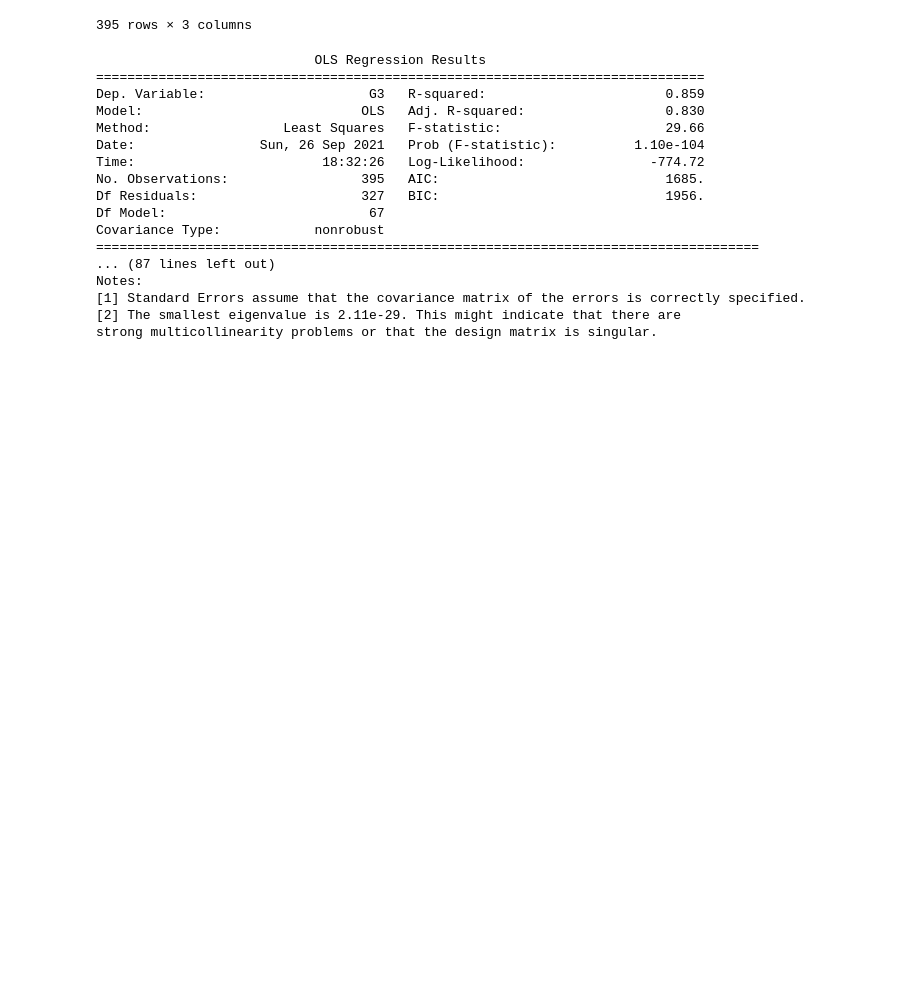
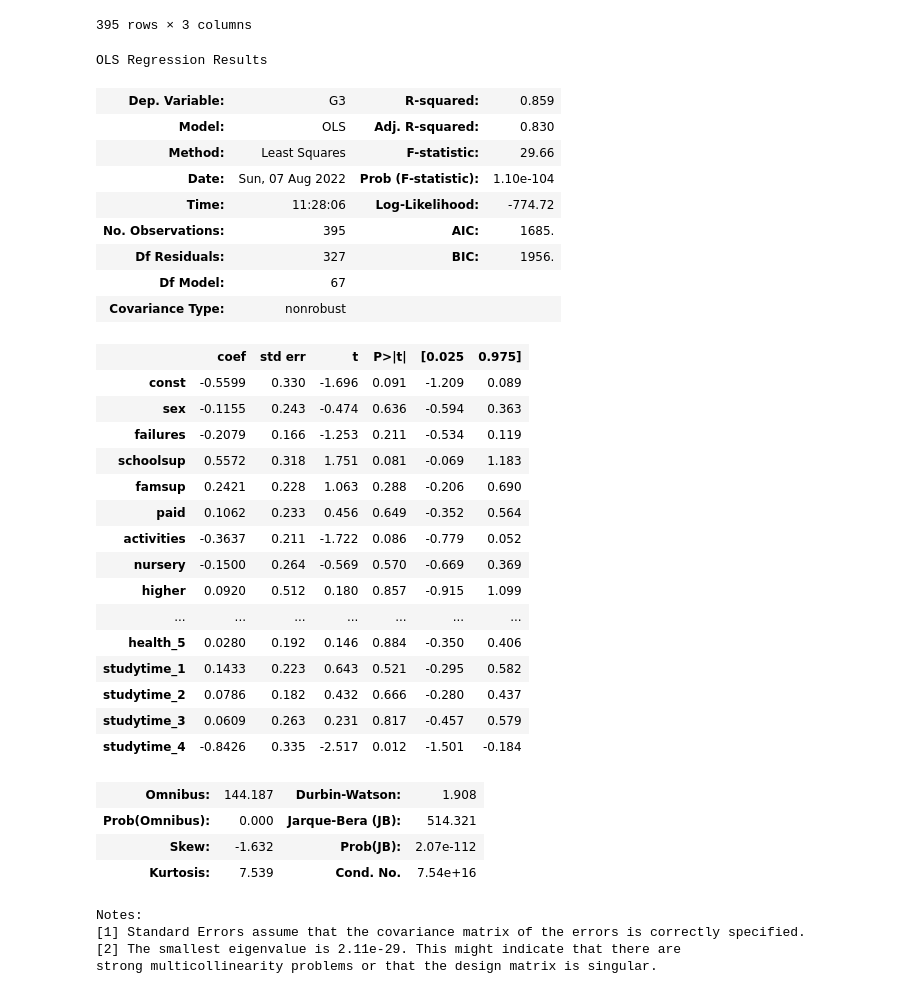
Before and after one commit to Gal-Gilor/Student-Performance-Estimation, a Jupyter notebook: notebooks/exploratory_notebook.ipynb, the cells around one changed output. Saved outputs shown, nothing was run; the diff lists cells and outputs as text; code cells hidden in the pictures; blank space fills up the shorter version.

```diff
--- a/notebooks/exploratory_notebook.ipynb
+++ b/notebooks/exploratory_notebook.ipynb
@@ -560,8 +560,3 @@ processed.head()
 | 3 | 1 | 0 | 0 | 1 | 1 | 1 | 1 | 1 | 1 | 1 | ... |
 | 4 | 1 | 0 | 0 | 1 | 1 | 0 | 1 | 1 | 0 | 0 | ... |
 5 rows × 78 columns
-# %%
-#constant is adding because of independent coefficient
-X = sm.add_constant(X1)
-#fitting the variables to model
-results = sm.OLS(Y,X).fit()
@@ -618,30 +579,47 @@ pd.get_dummies(raw['reason'], prefix='reason').drop(['reason_other'], axis=1)
 # %%
 X = processed.drop(['G3'], axis=1)
 y = processed['G3'].copy(deep=True)
 
 X = sm.add_constant(X)
 
 #fitting the variables to model
 results = sm.OLS(y,X).fit()
-print(results.summary())
+results.summary()
 # %% [output]
-                            OLS Regression Results
-==============================================================================
-Dep. Variable:                     G3   R-squared:                       0.859
-Model:                            OLS   Adj. R-squared:                  0.830
-Method:                 Least Squares   F-statistic:                     29.66
-Date:                Sun, 26 Sep 2021   Prob (F-statistic):          1.10e-104
-Time:                        18:32:26   Log-Likelihood:                -774.72
-No. Observations:                 395   AIC:                             1685.
-Df Residuals:                     327   BIC:                             1956.
-Df Model:                          67
-Covariance Type:            nonrobust
-=====================================================================================
-... (87 lines left out)
-Notes:
-[1] Standard Errors assume that the covariance matrix of the errors is correctly specified.
-[2] The smallest eigenvalue is 2.11e-29. This might indicate that there are
-strong multicollinearity problems or that the design matrix is singular.
+OLS Regression Results
+| Dep. Variable: | G3 | R-squared: | 0.859 |
+| Model: | OLS | Adj. R-squared: | 0.830 |
+| Method: | Least Squares | F-statistic: | 29.66 |
+| Date: | Sun, 07 Aug 2022 | Prob (F-statistic): | 1.10e-104 |
+| Time: | 11:28:06 | Log-Likelihood: | -774.72 |
+| No. Observations: | 395 | AIC: | 1685. |
+| Df Residuals: | 327 | BIC: | 1956. |
+| Df Model: | 67 |  |  |
+| Covariance Type: | nonrobust |  |  |
+|  | coef | std err | t | P>|t| | [0.025 | 0.975] |
+| const | -0.5599 | 0.330 | -1.696 | 0.091 | -1.209 | 0.089 |
+| sex | -0.1155 | 0.243 | -0.474 | 0.636 | -0.594 | 0.363 |
+| failures | -0.2079 | 0.166 | -1.253 | 0.211 | -0.534 | 0.119 |
+| schoolsup | 0.5572 | 0.318 | 1.751 | 0.081 | -0.069 | 1.183 |
+| famsup | 0.2421 | 0.228 | 1.063 | 0.288 | -0.206 | 0.690 |
+| paid | 0.1062 | 0.233 | 0.456 | 0.649 | -0.352 | 0.564 |
+| activities | -0.3637 | 0.211 | -1.722 | 0.086 | -0.779 | 0.052 |
+| nursery | -0.1500 | 0.264 | -0.569 | 0.570 | -0.669 | 0.369 |
+| higher | 0.0920 | 0.512 | 0.180 | 0.857 | -0.915 | 1.099 |
+| ... | ... | ... | ... | ... | ... | ... |
+| health_5 | 0.0280 | 0.192 | 0.146 | 0.884 | -0.350 | 0.406 |
+| studytime_1 | 0.1433 | 0.223 | 0.643 | 0.521 | -0.295 | 0.582 |
+| studytime_2 | 0.0786 | 0.182 | 0.432 | 0.666 | -0.280 | 0.437 |
+| studytime_3 | 0.0609 | 0.263 | 0.231 | 0.817 | -0.457 | 0.579 |
+| studytime_4 | -0.8426 | 0.335 | -2.517 | 0.012 | -1.501 | -0.184 |
+| Omnibus: | 144.187 | Durbin-Watson: | 1.908 |
+| Prob(Omnibus): | 0.000 | Jarque-Bera (JB): | 514.321 |
+| Skew: | -1.632 | Prob(JB): | 2.07e-112 |
+| Kurtosis: | 7.539 | Cond. No. | 7.54e+16 |
+Notes:
+[1] Standard Errors assume that the covariance matrix of the errors is correctly specified.
+[2] The smallest eigenvalue is 2.11e-29. This might indicate that there are
+strong multicollinearity problems or that the design matrix is singular.
 # %%
 X1 = processed.drop(['G3', 'G1', 'G2'], axis=1)
 y = processed['G3'].copy(deep=True)
```
Also changed, not shown: parts of 11 cells of this notebook.
